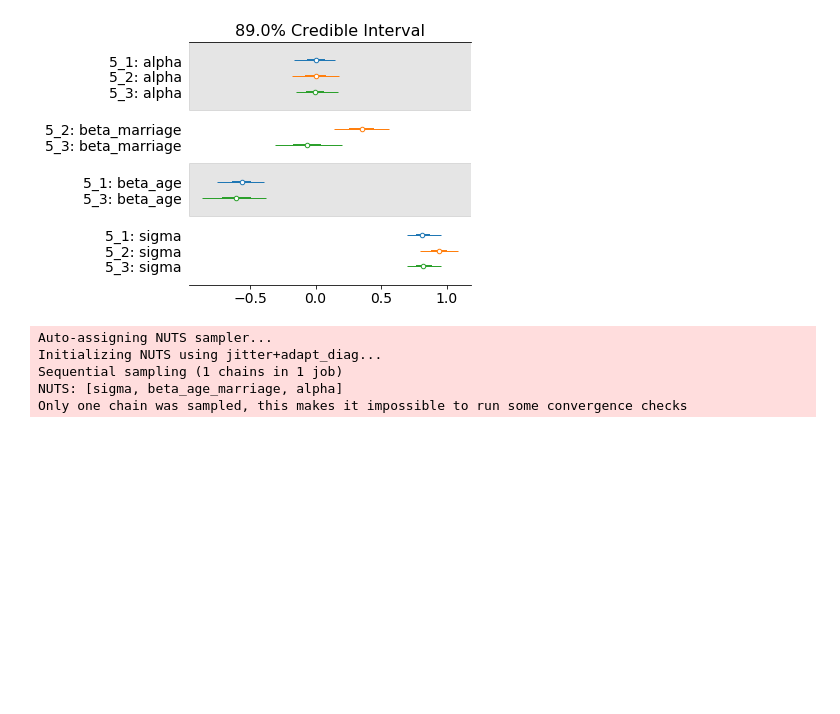
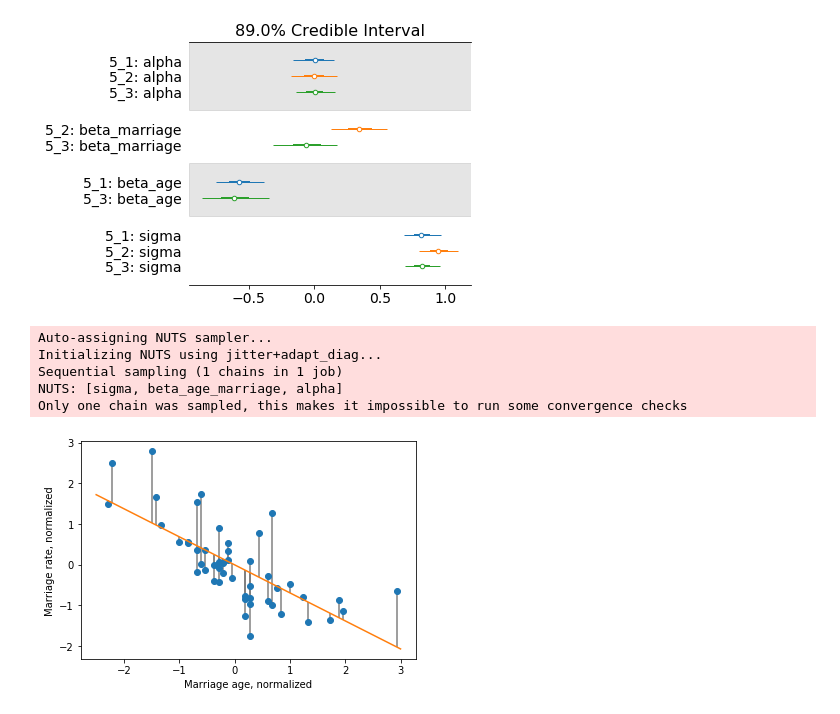
Before and after one commit to mikeviotti/Statistical_Rethinking_MV, a Jupyter notebook: Chapter_5.ipynb, the cells around one changed output. Cells and saved outputs as stored; diff of their text form; code cells hidden in the pictures; blank space fills up the shorter version.

```diff
--- a/Chapter_5.ipynb
+++ b/Chapter_5.ipynb
@@ -181,3 +189,12 @@ Only one chain was sampled, this makes it impossible to run some convergence che
 #R code 5.12
 mu_pred = trace_5_4['mu'].mean(0)
 residuals = d.marriage_norm - mu_pred
+# %%
+xvals1 = np.linspace(-2.5, 3)
+plt.plot(d.age_norm, d.marriage_norm, 'o')
+plt.plot(xvals1, trace_5_4['alpha'].mean() + trace_5_4['beta_age_marriage'].mean()*xvals1)
+plt.vlines(d.age_norm, mu_pred, mu_pred + residuals, colors='grey')
+plt.xlabel('Marriage age, normalized')
+plt.ylabel('Marriage rate, normalized');
+# %% [output]
+[figure, added]
```
Also changed, not shown: parts of 18 cells of this notebook.
